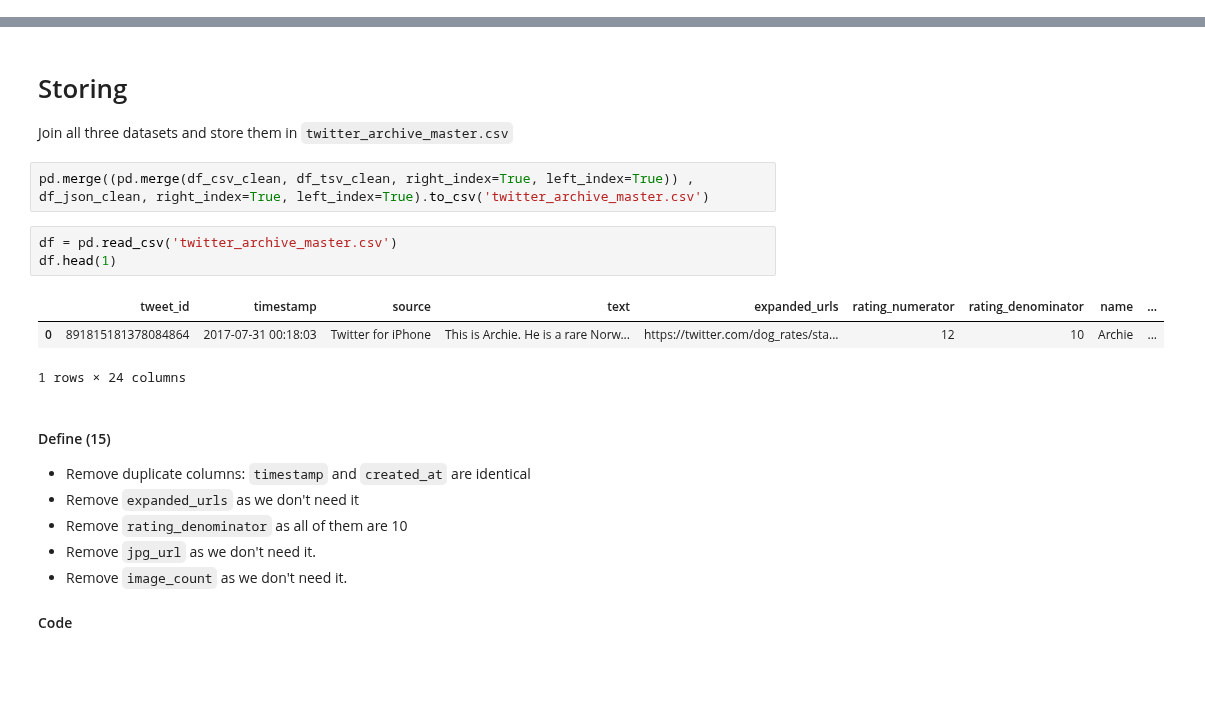
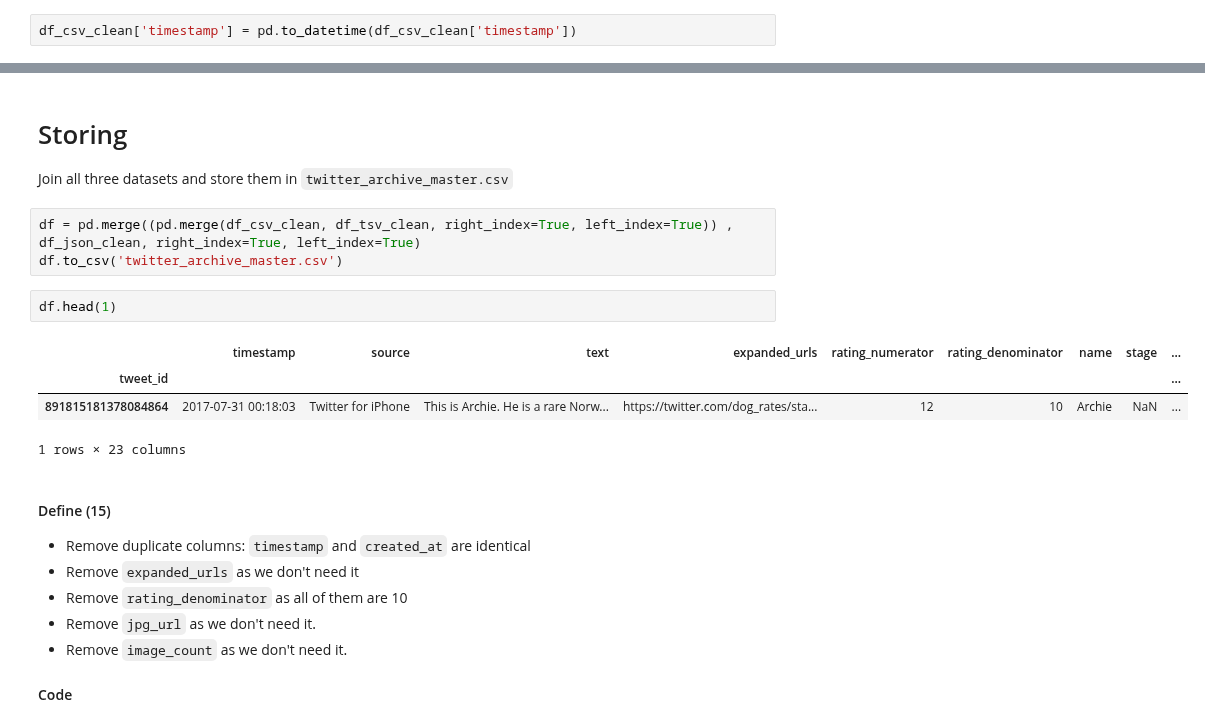
Before and after one commit to hamidkhbl/Twitter_account_data_analysis, a Jupyter notebook: wrangle_act.ipynb, the cells around one changed output, grey strips where cells are left out. Saved outputs shown, nothing was run; the diff lists cells and outputs as text; blank space fills up the shorter version.

```diff
--- a/wrangle_act.ipynb
+++ b/wrangle_act.ipynb
@@ -681,0 +696,2 @@ df_csv_clean.timestamp = df_csv_clean.timestamp.apply(lambda x: x[:len(x)-5] if(
+# %%
+df_csv_clean['timestamp'] = pd.to_datetime(df_csv_clean['timestamp'])
@@ -830,14 +864,15 @@ df_json_clean.head()
 # Storing
 Join all three datasets and store them in `twitter_archive_master.csv`
 # %%
-pd.merge((pd.merge(df_csv_clean, df_tsv_clean, right_index=True, left_index=True)) , df_json_clean, right_index=True, left_index=True).to_csv('twitter_archive_master.csv')
+df = pd.merge((pd.merge(df_csv_clean, df_tsv_clean, right_index=True, left_index=True)) , df_json_clean, right_index=True, left_index=True)
+df.to_csv('twitter_archive_master.csv')
 # %%
-df = pd.read_csv('twitter_archive_master.csv')
 df.head(1)
 # %% [output]
-|  | tweet_id | timestamp | source | text | expanded_urls | rating_numerator | rating_denominator | name | ... |
-| 0 | 891815181378084864 | 2017-07-31 00:18:03 | Twitter for iPhone | This is Archie. He is a rare Norw... | https://twitter.com/dog_rates/sta... | 12 | 10 | Archie | ... |
+|  | timestamp | source | text | expanded_urls | rating_numerator | rating_denominator | name | stage | ... |
+| tweet_id |  |  |  |  |  |  |  |  | ... |
+| 891815181378084864 | 2017-07-31 00:18:03 | Twitter for iPhone | This is Archie. He is a rare Norw... | https://twitter.com/dog_rates/sta... | 12 | 10 | Archie | NaN | ... |
-1 rows × 24 columns
+1 rows × 23 columns
 # %% [markdown]
 #### Define (15)
 * Remove duplicate columns: `timestamp` and `created_at` are identical
```
Also changed, not shown: parts of 20 cells of this notebook.
